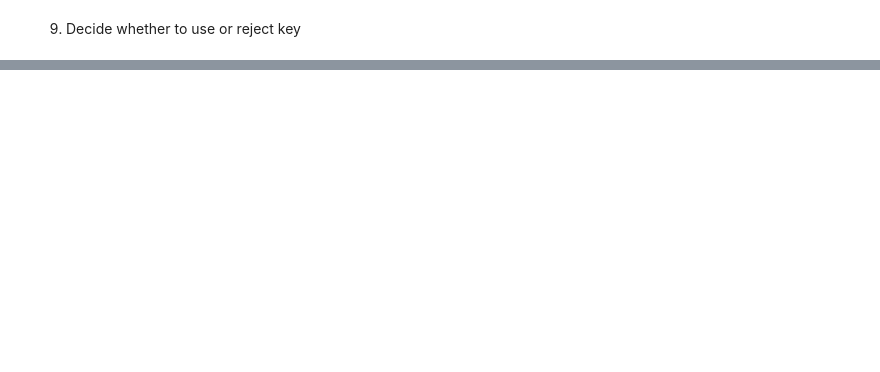
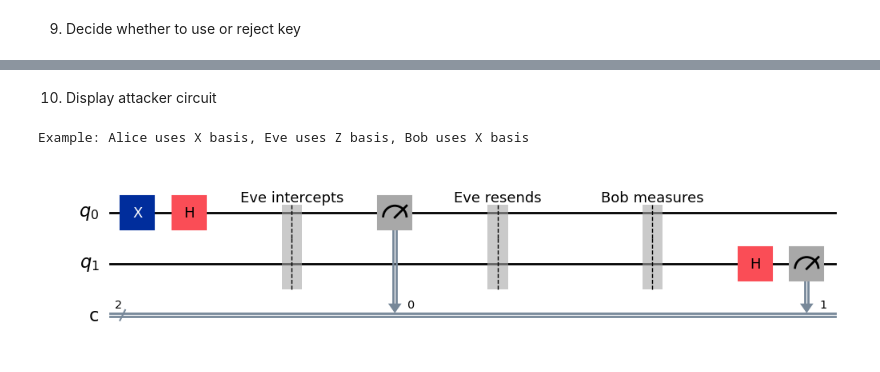
Before and after one commit to quo-kka/SIT-UofG-QC-Assignment, a Jupyter notebook: BB84-Attacker.ipynb, the cells around one changed output, grey strips where cells are left out. Cells and saved outputs as stored; diff of their text form; code cells hidden in the pictures; blank space fills up the shorter version.

```diff
--- a/BB84-Attacker.ipynb
+++ b/BB84-Attacker.ipynb
@@ -223,0 +286,39 @@ Protocol result: The error rate is too high, so Alice and Bob should not use thi
+# %% [markdown]
+10. Display attacker circuit
+# %%
+def attacker_example_circuit(alice_bit, alice_basis, eve_basis, bob_basis):
+    qc = QuantumCircuit(2, 2)
+
+    # q0 is Alice's original qubit.
+    if alice_bit == 1:
+        qc.x(0)
+    if alice_basis == 1:
+        qc.h(0)
+
+    qc.barrier(label="Eve intercepts")
+
+    # Eve measures Alice's qubit.
+    if eve_basis == 1:
+        qc.h(0)
+    qc.measure(0, 0)
+
+    qc.barrier(label="Eve resends")
+
+    # q1 represents Eve's resent qubit.
+    # This diagram shows the structure of the attack; the actual simulation above
+    # uses Eve's measurement result to prepare the resent qubit.
+    if eve_basis == 1:
+        qc.h(1)
+
+    qc.barrier(label="Bob measures")
+
+    if bob_basis == 1:
+        qc.h(1)
+    qc.measure(1, 1)
+    return qc
+
+print("Example: Alice uses X basis, Eve uses Z basis, Bob uses X basis")
+attacker_example_circuit(1, 1, 0, 1).draw("mpl")
+# %% [output]
+Example: Alice uses X basis, Eve uses Z basis, Bob uses X basis
+[figure, added]
```
Also changed, not shown: parts of 13 cells of this notebook.
